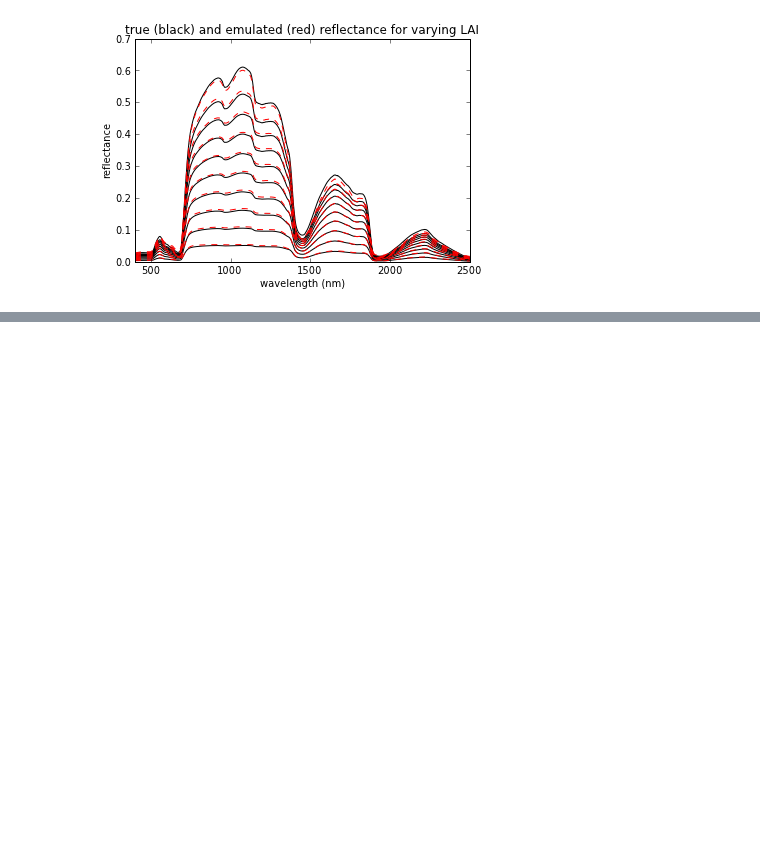
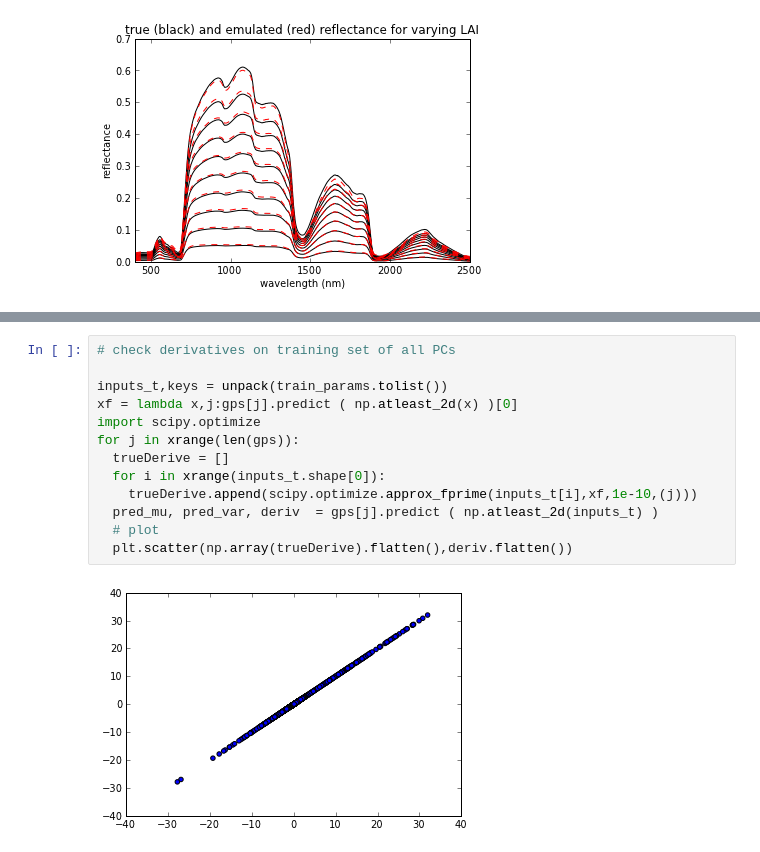
Before and after one commit to Geo-IASS/emulate_test, a Jupyter notebook: emulate_test.ipynb, the cells around one changed output, grey strips where cells are left out. Saved outputs shown, nothing was run; the diff lists cells and outputs as text; blank space fills up the shorter version.

```diff
--- a/emulate_test.ipynb
+++ b/emulate_test.ipynb
@@ -417,0 +432,15 @@ plt.show()
+# %%
+# check derivatives on training set of all PCs
+
+inputs_t,keys = unpack(train_params.tolist())
+xf = lambda x,j:gps[j].predict ( np.atleast_2d(x) )[0]
+import scipy.optimize
+for j in xrange(len(gps)):
+  trueDerive = []
+  for i in xrange(inputs_t.shape[0]):
+    trueDerive.append(scipy.optimize.approx_fprime(inputs_t[i],xf,1e-10,(j)))
+  pred_mu, pred_var, deriv  = gps[j].predict ( np.atleast_2d(inputs_t) )
+  # plot
+  plt.scatter(np.array(trueDerive).flatten(),deriv.flatten())
+# %% [output]
+[figure, added]
```
Also changed, not shown: parts of 14 cells of this notebook, 2 other files.
